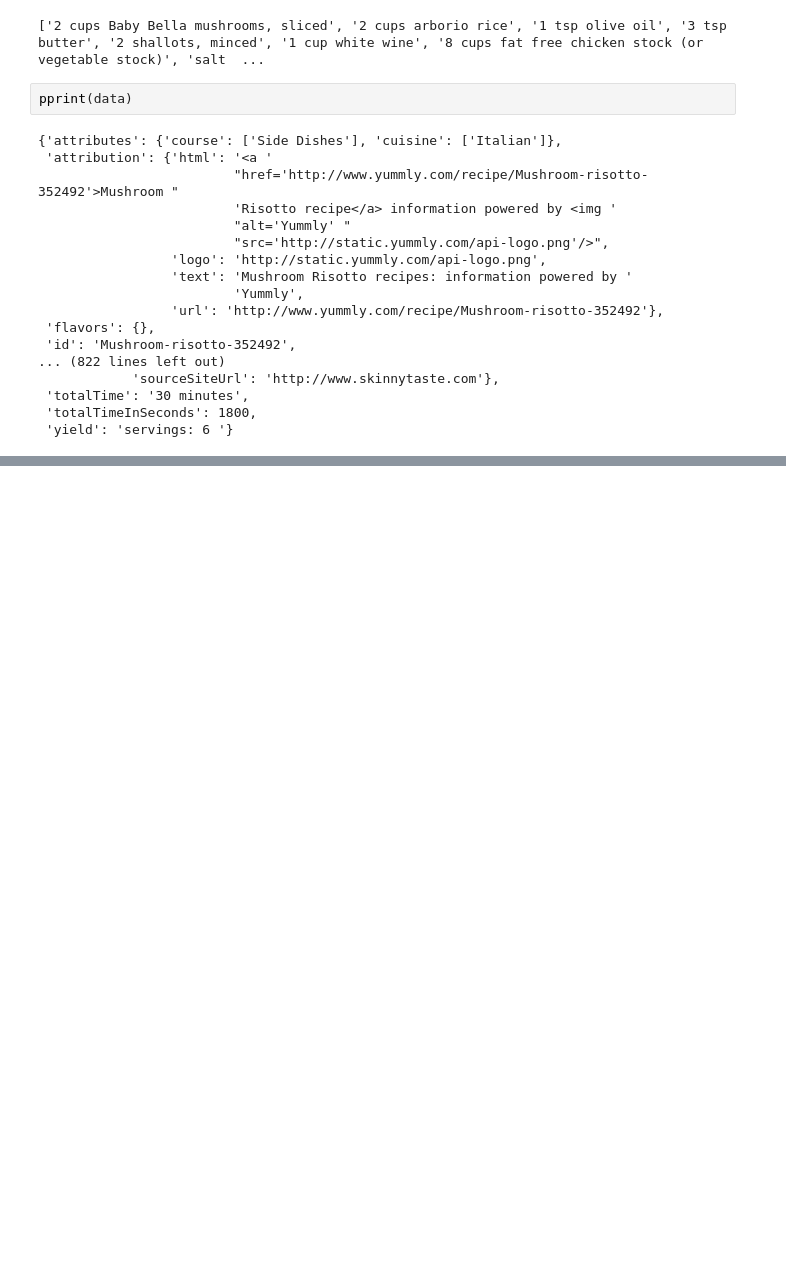
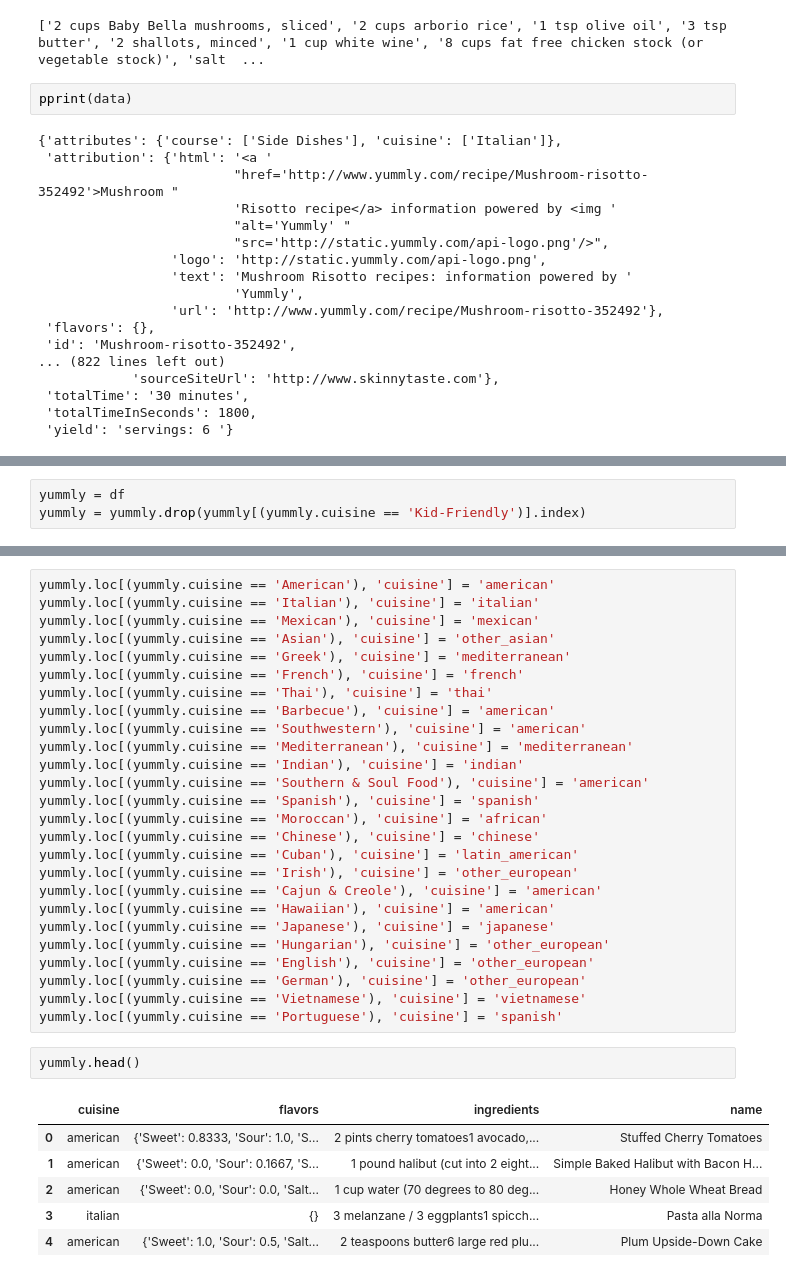
Before and after one commit to finnqiao/food_user_matching, a Jupyter notebook: Yummly_ Analysis.ipynb, the cells around one changed output, grey strips where cells are left out. Cells and saved outputs as stored; diff of their text form; blank space fills up the shorter version.

```diff
--- a/Yummly_ Analysis.ipynb
+++ b/Yummly_ Analysis.ipynb
@@ -88,0 +65,3 @@ df['ingredients'][1]
+# %%
+yummly = df
+yummly = yummly.drop(yummly[(yummly.cuisine == 'Kid-Friendly')].index)
@@ -88,0 +90,35 @@ df['ingredients'][1]
+# %%
+yummly.loc[(yummly.cuisine == 'American'), 'cuisine'] = 'american'
+yummly.loc[(yummly.cuisine == 'Italian'), 'cuisine'] = 'italian'
+yummly.loc[(yummly.cuisine == 'Mexican'), 'cuisine'] = 'mexican'
+yummly.loc[(yummly.cuisine == 'Asian'), 'cuisine'] = 'other_asian'
+yummly.loc[(yummly.cuisine == 'Greek'), 'cuisine'] = 'mediterranean'
+yummly.loc[(yummly.cuisine == 'French'), 'cuisine'] = 'french'
+yummly.loc[(yummly.cuisine == 'Thai'), 'cuisine'] = 'thai'
+yummly.loc[(yummly.cuisine == 'Barbecue'), 'cuisine'] = 'american'
+yummly.loc[(yummly.cuisine == 'Southwestern'), 'cuisine'] = 'american'
+yummly.loc[(yummly.cuisine == 'Mediterranean'), 'cuisine'] = 'mediterranean'
+yummly.loc[(yummly.cuisine == 'Indian'), 'cuisine'] = 'indian'
+yummly.loc[(yummly.cuisine == 'Southern & Soul Food'), 'cuisine'] = 'american'
+yummly.loc[(yummly.cuisine == 'Spanish'), 'cuisine'] = 'spanish'
+yummly.loc[(yummly.cuisine == 'Moroccan'), 'cuisine'] = 'african'
+yummly.loc[(yummly.cuisine == 'Chinese'), 'cuisine'] = 'chinese'
+yummly.loc[(yummly.cuisine == 'Cuban'), 'cuisine'] = 'latin_american'
+yummly.loc[(yummly.cuisine == 'Irish'), 'cuisine'] = 'other_european'
+yummly.loc[(yummly.cuisine == 'Cajun & Creole'), 'cuisine'] = 'american'
+yummly.loc[(yummly.cuisine == 'Hawaiian'), 'cuisine'] = 'american'
+yummly.loc[(yummly.cuisine == 'Japanese'), 'cuisine'] = 'japanese'
+yummly.loc[(yummly.cuisine == 'Hungarian'), 'cuisine'] = 'other_european'
+yummly.loc[(yummly.cuisine == 'English'), 'cuisine'] = 'other_european'
+yummly.loc[(yummly.cuisine == 'German'), 'cuisine'] = 'other_european'
+yummly.loc[(yummly.cuisine == 'Vietnamese'), 'cuisine'] = 'vietnamese'
+yummly.loc[(yummly.cuisine == 'Portuguese'), 'cuisine'] = 'spanish'
+# %%
+yummly.head()
+# %% [output]
+|  | cuisine | flavors | ingredients | name |
+| 0 | american | {'Sweet': 0.8333, 'Sour': 1.0, 'S... | 2 pints cherry tomatoes1 avocado,... | Stuffed Cherry Tomatoes |
+| 1 | american | {'Sweet': 0.0, 'Sour': 0.1667, 'S... | 1 pound halibut (cut into 2 eight... | Simple Baked Halibut with Bacon H... |
+| 2 | american | {'Sweet': 0.0, 'Sour': 0.0, 'Salt... | 1 cup water (70 degrees to 80 deg... | Honey Whole Wheat Bread |
+| 3 | italian | {} | 3 melanzane / 3 eggplants1 spicch... | Pasta alla Norma |
+| 4 | american | {'Sweet': 1.0, 'Sour': 0.5, 'Salt... | 2 teaspoons butter6 large red plu... | Plum Upside-Down Cake |
```
Also changed, not shown: parts of 8 cells of this notebook, 1 other file.
